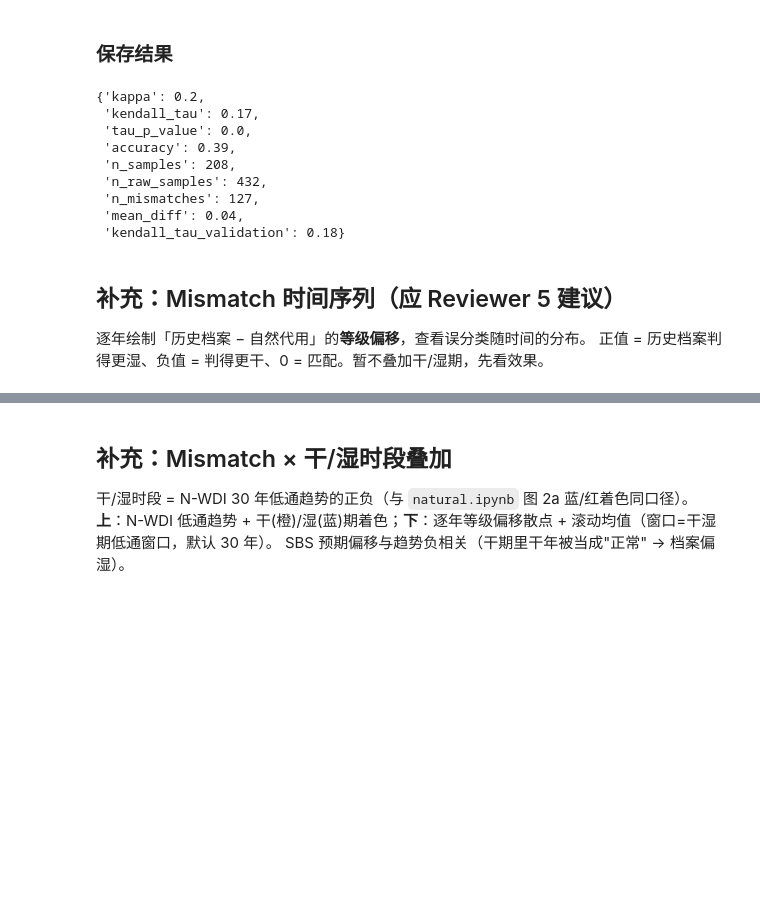
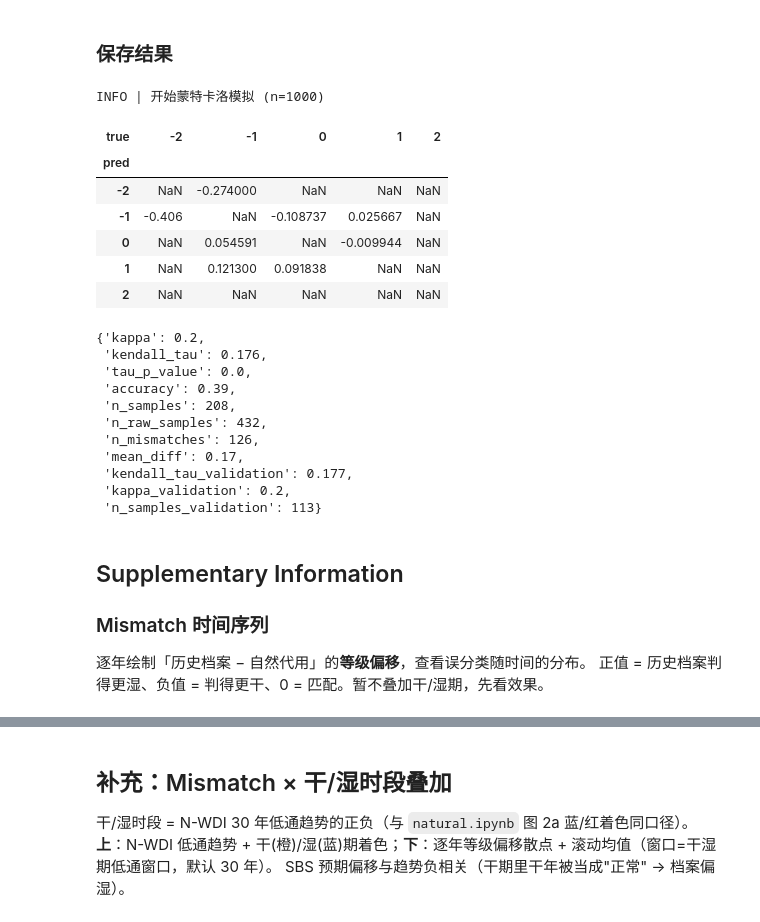
Before and after one commit to SongshGeo/shifting_baseline, a Jupyter notebook: reports/mismatch.ipynb, the cells around one changed output, grey strips where cells are left out. Drawn from its saved outputs; the diff is of its cells as text; code cells hidden in the pictures; blank space fills up the shorter version.

```diff
--- a/reports/mismatch.ipynb
+++ b/reports/mismatch.ipynb
@@ -266,48 +259,63 @@ INFO | 开始蒙特卡洛模拟 (n=1000)
 # %%
 import json
 
 # 读取数据（如果文件损坏就重新创建）
 try:
     with open(cfg.ds.results, "r") as f:
         data = json.load(f)
 except FileNotFoundError:
     data = {}
 
 # 添加统计数据
 results = mismatch_report.get_statistics_summary()
+# mean_diff 采用 shift=2 口径（与正文表述一致），而非整体平均
+mismatch_report.analyze_error_patterns(shift=2)
 results["mean_diff"] = float(mismatch_report.diff_matrix.abs().mean().mean())
-# kendall_tau lives on the stats dict; the old notebook assumed it as an
-# attribute on MismatchReport which no longer exists.
-results["kendall_tau_validation"] = validation_mismatch_report.get_statistics_summary()[
-    "kendall_tau"
-]
+# 验证期（Constructed N-WDI vs Instrument N-WDI）统计，补齐正文引用的缺键
+validation_stats = validation_mismatch_report.get_statistics_summary()
+results["kendall_tau_validation"] = validation_stats["kendall_tau"]
+results["kappa_validation"] = validation_stats["kappa"]
+results["n_samples_validation"] = validation_stats["n_samples"]
 
-# 转换 NumPy 类型并保留2位小数
+# 转换 NumPy 类型；tau 类保留 3 位小数（区分 0.17/0.18/0.19），其余 2 位
+TAU_KEYS = {"kendall_tau", "kendall_tau_validation"}
 for key, value in results.items():
     if isinstance(value, (np.floating, float)):
-        results[key] = round(float(value), 2)
+        results[key] = round(float(value), 3 if key in TAU_KEYS else 2)
     elif isinstance(value, np.integer):
         results[key] = int(value)
 
 data["results2"] = results
 
 
 # 保存
 with open(cfg.ds.results, "w") as f:
     json.dump(data, f, indent=2, ensure_ascii=False)
 results
 # %% [output]
-{'kappa': 0.2,
- 'kendall_tau': 0.17,
- 'tau_p_value': 0.0,
- 'accuracy': 0.39,
- 'n_samples': 208,
- 'n_raw_samples': 432,
- 'n_mismatches': 127,
- 'mean_diff': 0.04,
- 'kendall_tau_validation': 0.18}
+INFO | 开始蒙特卡洛模拟 (n=1000)
+| true | -2 | -1 | 0 | 1 | 2 |
+| pred |  |  |  |  |  |
+| -2 | NaN | -0.274000 | NaN | NaN | NaN |
+| -1 | -0.406 | NaN | -0.108737 | 0.025667 | NaN |
+| 0 | NaN | 0.054591 | NaN | -0.009944 | NaN |
+| 1 | NaN | 0.121300 | 0.091838 | NaN | NaN |
+| 2 | NaN | NaN | NaN | NaN | NaN |
+{'kappa': 0.2,
+ 'kendall_tau': 0.176,
+ 'tau_p_value': 0.0,
+ 'accuracy': 0.39,
+ 'n_samples': 208,
+ 'n_raw_samples': 432,
+ 'n_mismatches': 126,
+ 'mean_diff': 0.17,
+ 'kendall_tau_validation': 0.177,
+ 'kappa_validation': 0.2,
+ 'n_samples_validation': 113}
 # %% [markdown]
-## 补充：Mismatch 时间序列（应 Reviewer 5 建议）
+## Supplementary Information
+
+### Mismatch 时间序列
 
 逐年绘制「历史档案 − 自然代用」的**等级偏移**，查看误分类随时间的分布。
 正值 = 历史档案判得更湿、负值 = 判得更干、0 = 匹配。暂不叠加干/湿期，先看效果。
```
Also changed, not shown: parts of 16 cells of this notebook, 11 other files.
